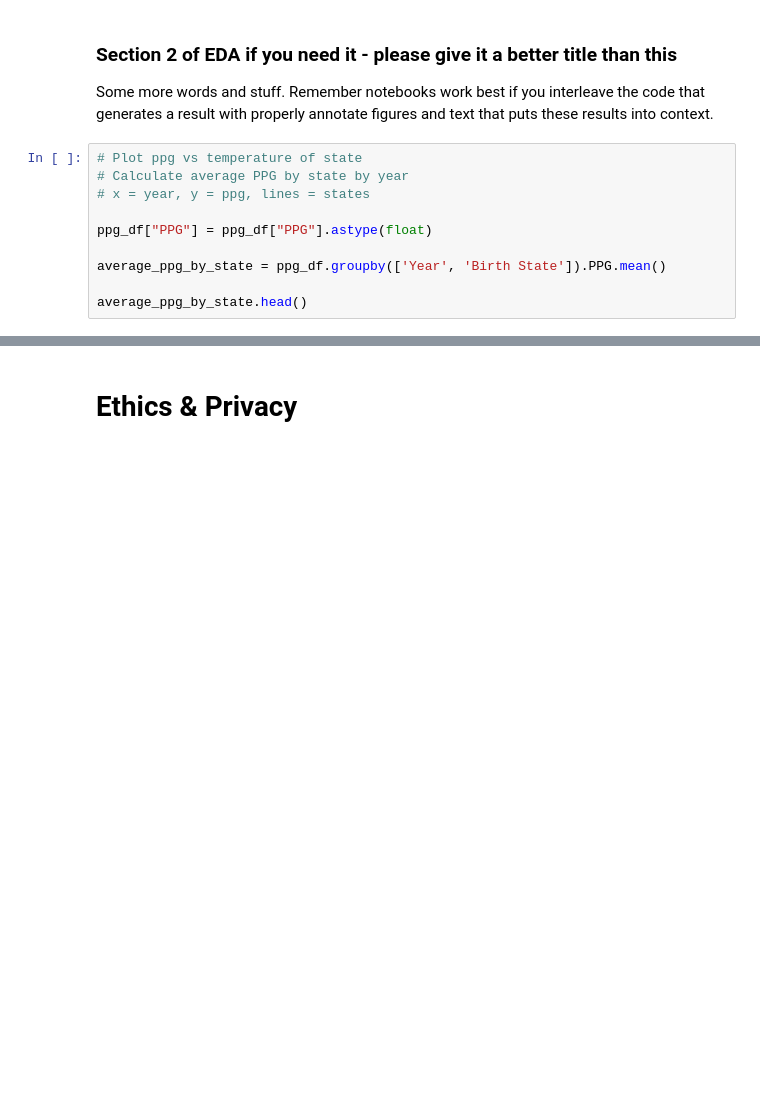
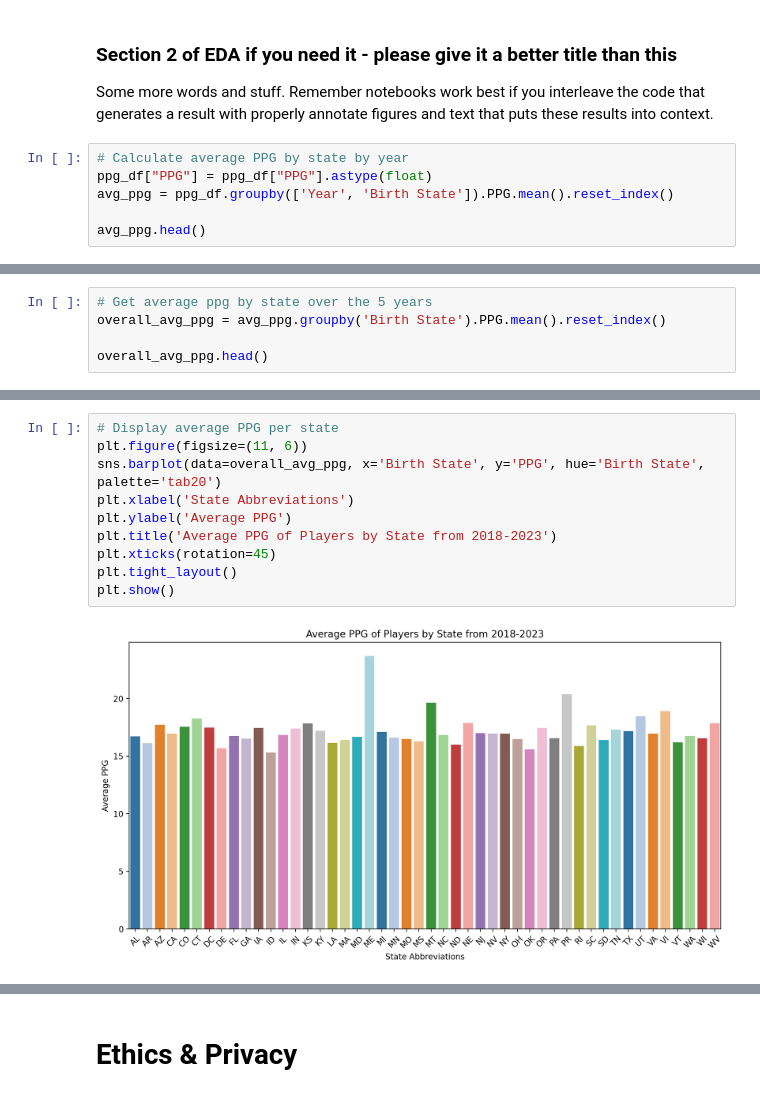
Before and after one commit to jayden789/State-weather-player-performance, a Jupyter notebook: EDACheckpoint_group69.ipynb, the cells around one changed output, grey strips where cells are left out. Saved outputs shown, nothing was run; the diff lists cells and outputs as text; blank space fills up the shorter version.

```diff
--- a/EDACheckpoint_group69.ipynb
+++ b/EDACheckpoint_group69.ipynb
@@ -863,12 +863,8 @@ The model shows that there is a statistically significant positive relationship
 
 Some more words and stuff.  Remember notebooks work best if you interleave the code that generates a result with properly annotate figures and text that puts these results into context.
 # %%
-# Plot ppg vs temperature of state
 # Calculate average PPG by state by year
-# x = year, y = ppg, lines = states
+ppg_df["PPG"] = ppg_df["PPG"].astype(float)
+avg_ppg = ppg_df.groupby(['Year', 'Birth State']).PPG.mean().reset_index()
 
-ppg_df["PPG"] = ppg_df["PPG"].astype(float)
-
-average_ppg_by_state = ppg_df.groupby(['Year', 'Birth State']).PPG.mean()
-
-average_ppg_by_state.head()
+avg_ppg.head()
@@ -874,0 +878,5 @@ average_ppg_by_state.head()
+# %%
+# Get average ppg by state over the 5 years
+overall_avg_ppg = avg_ppg.groupby('Birth State').PPG.mean().reset_index()
+
+overall_avg_ppg.head()
@@ -874,0 +890,12 @@ average_ppg_by_state.head()
+# %%
+# Display average PPG per state
+plt.figure(figsize=(11, 6))
+sns.barplot(data=overall_avg_ppg, x='Birth State', y='PPG', hue='Birth State', palette='tab20')
+plt.xlabel('State Abbreviations')
+plt.ylabel('Average PPG')
+plt.title('Average PPG of Players by State from 2018-2023')
+plt.xticks(rotation=45)
+plt.tight_layout()
+plt.show()
+# %% [output]
+[figure, added]
```
Also changed, not shown: parts of 10 cells of this notebook.
